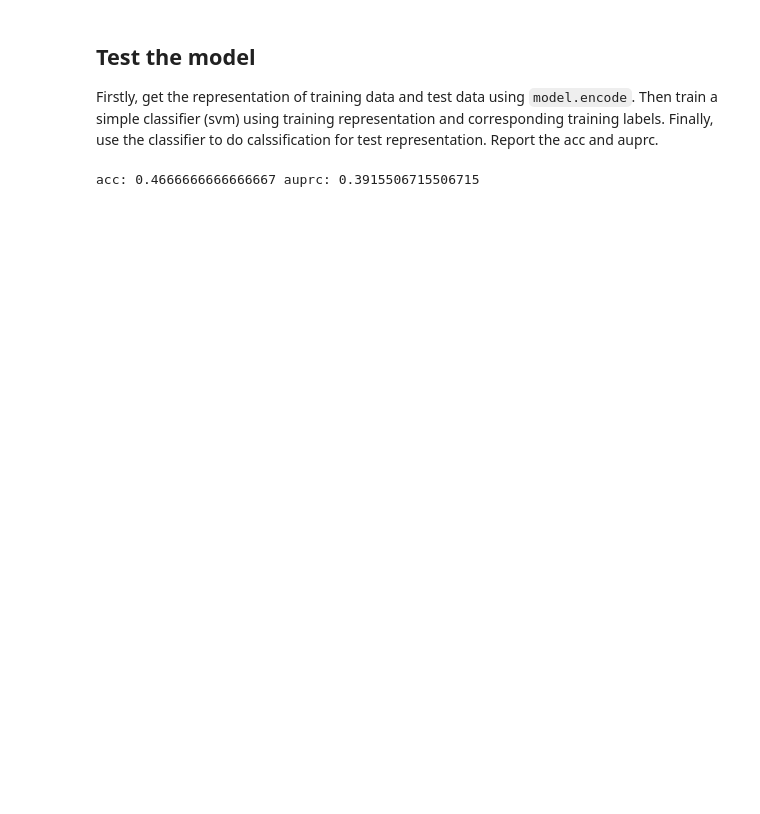
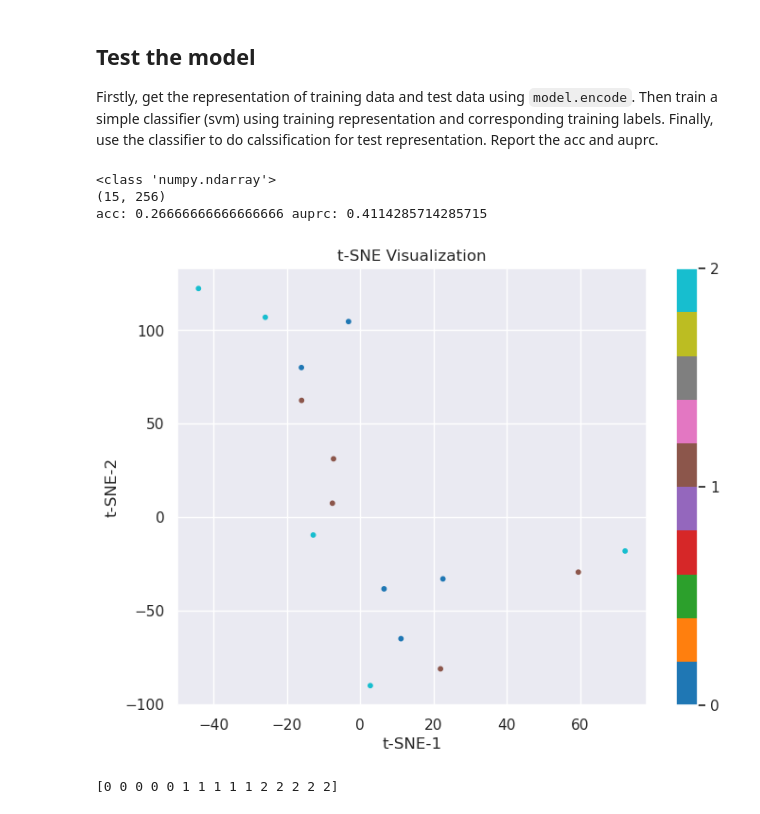
Before and after one commit to JiaW6122/PLanTS, a Jupyter notebook: train_test_classification.ipynb, the cells around one changed output. Drawn from its saved outputs; the diff is of its cells as text; code cells hidden in the pictures; blank space fills up the shorter version.

```diff
--- a/train_test_classification.ipynb
+++ b/train_test_classification.ipynb
@@ -160,6 +144,8 @@ Firstly, get the representation of training data and test data using `model.enco
 from tasks import _eval_protocols as eval_protocols
 train_repr = model.encode(train_data, encoding_window='full_series' if train_labels.ndim == 1 else None)
 test_repr = model.encode(test_data, encoding_window='full_series' if train_labels.ndim == 1 else None)
+print(type(train_repr))
+print(test_repr.shape)
 fit_clf = eval_protocols.fit_svm
 clf = fit_clf(train_repr, train_labels)
 acc = clf.score(test_repr, test_labels)
@@ -170,4 +156,40 @@ test_labels_onehot = label_binarize(test_labels, classes=np.arange(train_labels.
 auprc = average_precision_score(test_labels_onehot, y_score)
 print( 'acc:', acc, 'auprc:', auprc )
 # %% [output]
-acc: 0.4666666666666667 auprc: 0.3915506715506715
+<class 'numpy.ndarray'>
+(15, 256)
+acc: 0.26666666666666666 auprc: 0.4114285714285715
+# %%
+import numpy as np
+import matplotlib.pyplot as plt
+from sklearn.manifold import TSNE
+from sklearn.preprocessing import LabelEncoder
+
+# Your data
+# train_repr: shape (n_samples, n_features)
+# train_labels: shape (n_samples,)
+# Encode labels to integers (if not already)
+label_encoder = LabelEncoder()
+labels_encoded = label_encoder.fit_transform(train_labels)
+
+n_samples = train_repr.shape[0]
+perplexity = min(30, (n_samples - 1) // 3)  # Safe heuristic
+
+# Run t-SNE
+tsne = TSNE(n_components=2, perplexity=perplexity, learning_rate='auto', init='pca', random_state=42)
+embedded = tsne.fit_transform(train_repr)
+
+# Plot
+plt.figure(figsize=(8, 6))
+scatter = plt.scatter(embedded[:, 0], embedded[:, 1], c=labels_encoded, cmap='tab10', s=10)
+plt.colorbar(scatter, ticks=np.unique(labels_encoded))
+plt.title("t-SNE Visualization")
+plt.xlabel("t-SNE-1")
+plt.ylabel("t-SNE-2")
+plt.show()
+# %% [output]
+[figure, added]
+# %%
+print(train_labels)
+# %% [output]
+[0 0 0 0 0 1 1 1 1 1 2 2 2 2 2]
```
Also changed, not shown: parts of 7 cells of this notebook, 15 other files.
